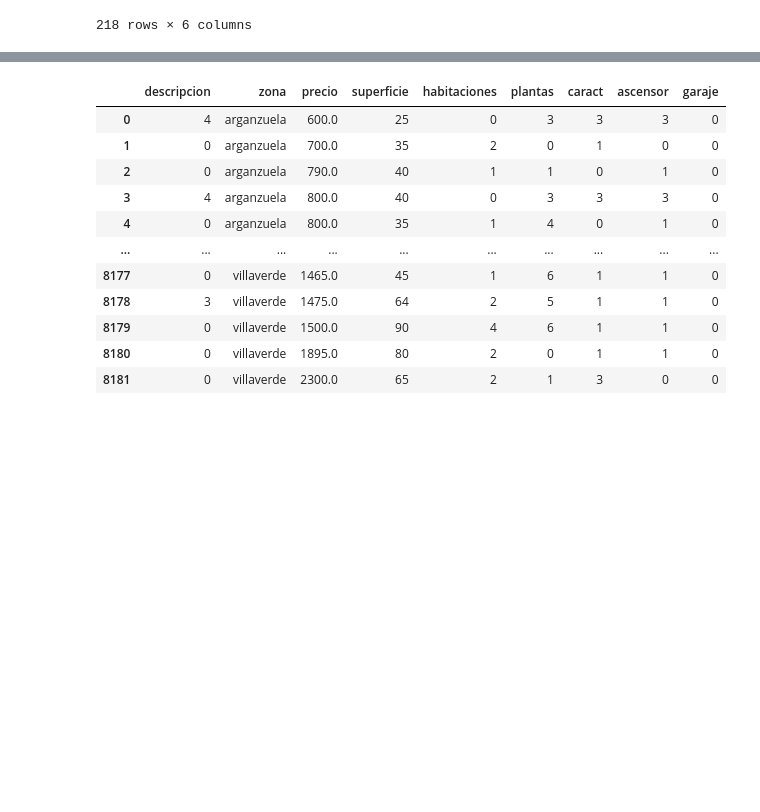
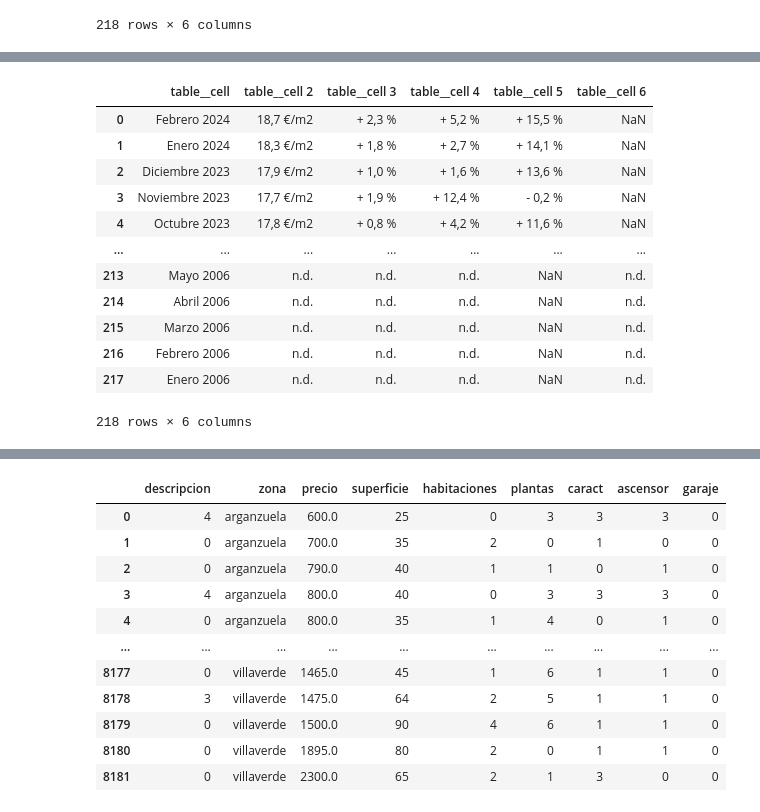
Before and after one commit to Gbau11/Analisis-de-la-vivienda-Idealista, a Jupyter notebook: jupyter/analisis_exploratorio/analisis_explo.ipynb, the cells around one changed output, grey strips where cells are left out. Drawn from its saved outputs; the diff is of its cells as text; code cells hidden in the pictures; blank space fills up the shorter version.

```diff
--- a/jupyter/analisis_exploratorio/analisis_explo.ipynb
+++ b/jupyter/analisis_exploratorio/analisis_explo.ipynb
@@ -101,2 +104,18 @@ hist_comp_madrid = pd.read_csv('../../evolucion_precioporm2_madrid.csv')
 # %%
 hist_alq_madrid_int = pd.read_csv('../../evolucion_alquiler_precioporm2_madrid_centro.csv')
+# %%
+hist_alq_madrid_int
+# %% [output]
+|  | table__cell | table__cell 2 | table__cell 3 | table__cell 4 | table__cell 5 | table__cell 6 |
+| 0 | Febrero 2024 | 18,7 €/m2 | + 2,3 % | + 5,2 % | + 15,5 % | NaN |
+| 1 | Enero 2024 | 18,3 €/m2 | + 1,8 % | + 2,7 % | + 14,1 % | NaN |
+| 2 | Diciembre 2023 | 17,9 €/m2 | + 1,0 % | + 1,6 % | + 13,6 % | NaN |
+| 3 | Noviembre 2023 | 17,7 €/m2 | + 1,9 % | + 12,4 % | - 0,2 % | NaN |
+| 4 | Octubre 2023 | 17,8 €/m2 | + 0,8 % | + 4,2 % | + 11,6 % | NaN |
+| ... | ... | ... | ... | ... | ... | ... |
+| 213 | Mayo 2006 | n.d. | n.d. | n.d. | NaN | n.d. |
+| 214 | Abril 2006 | n.d. | n.d. | n.d. | NaN | n.d. |
+| 215 | Marzo 2006 | n.d. | n.d. | n.d. | NaN | n.d. |
+| 216 | Febrero 2006 | n.d. | n.d. | n.d. | NaN | n.d. |
+| 217 | Enero 2006 | n.d. | n.d. | n.d. | NaN | n.d. |
+218 rows × 6 columns
```
Also changed, not shown: parts of 46 cells of this notebook.
